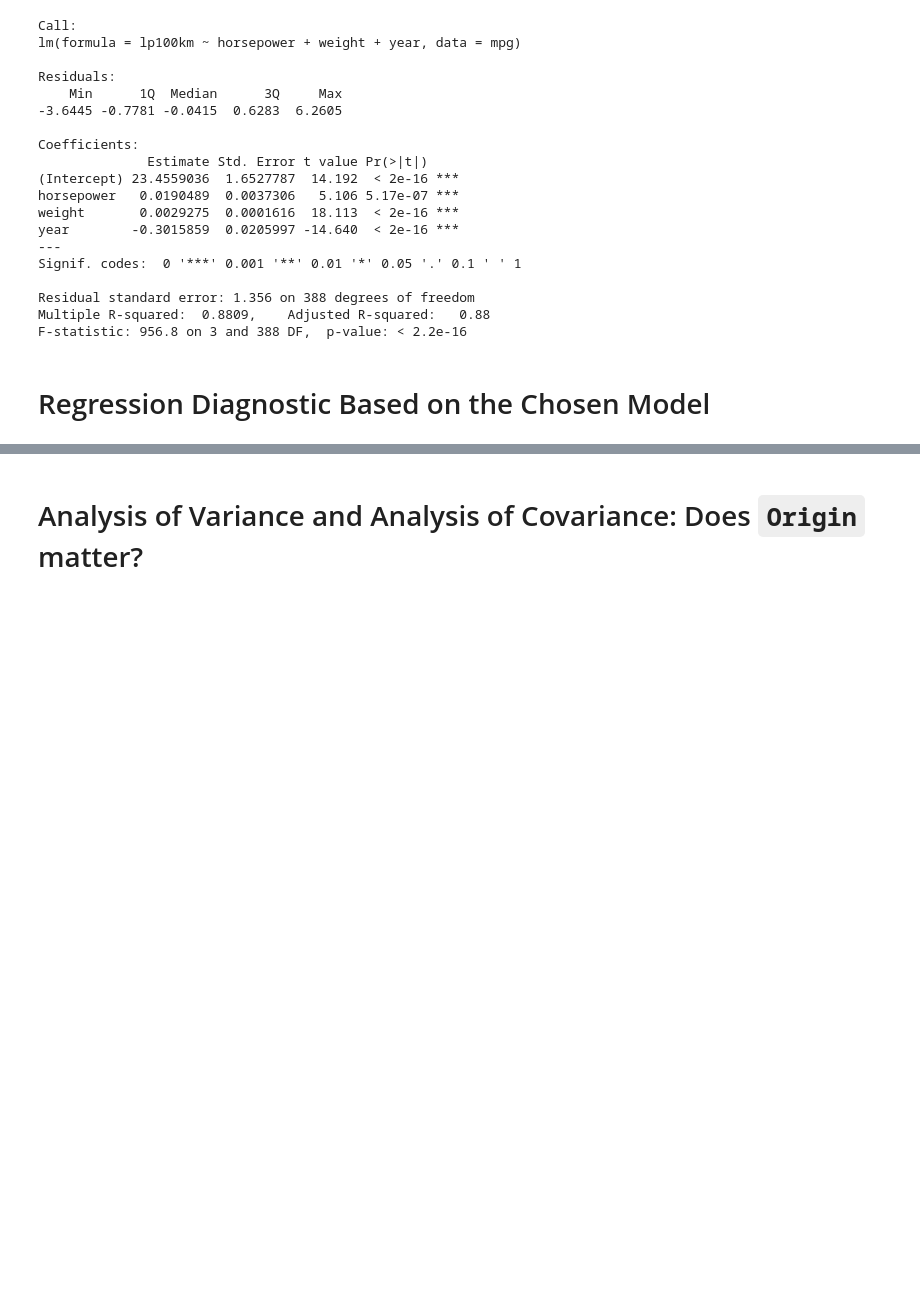
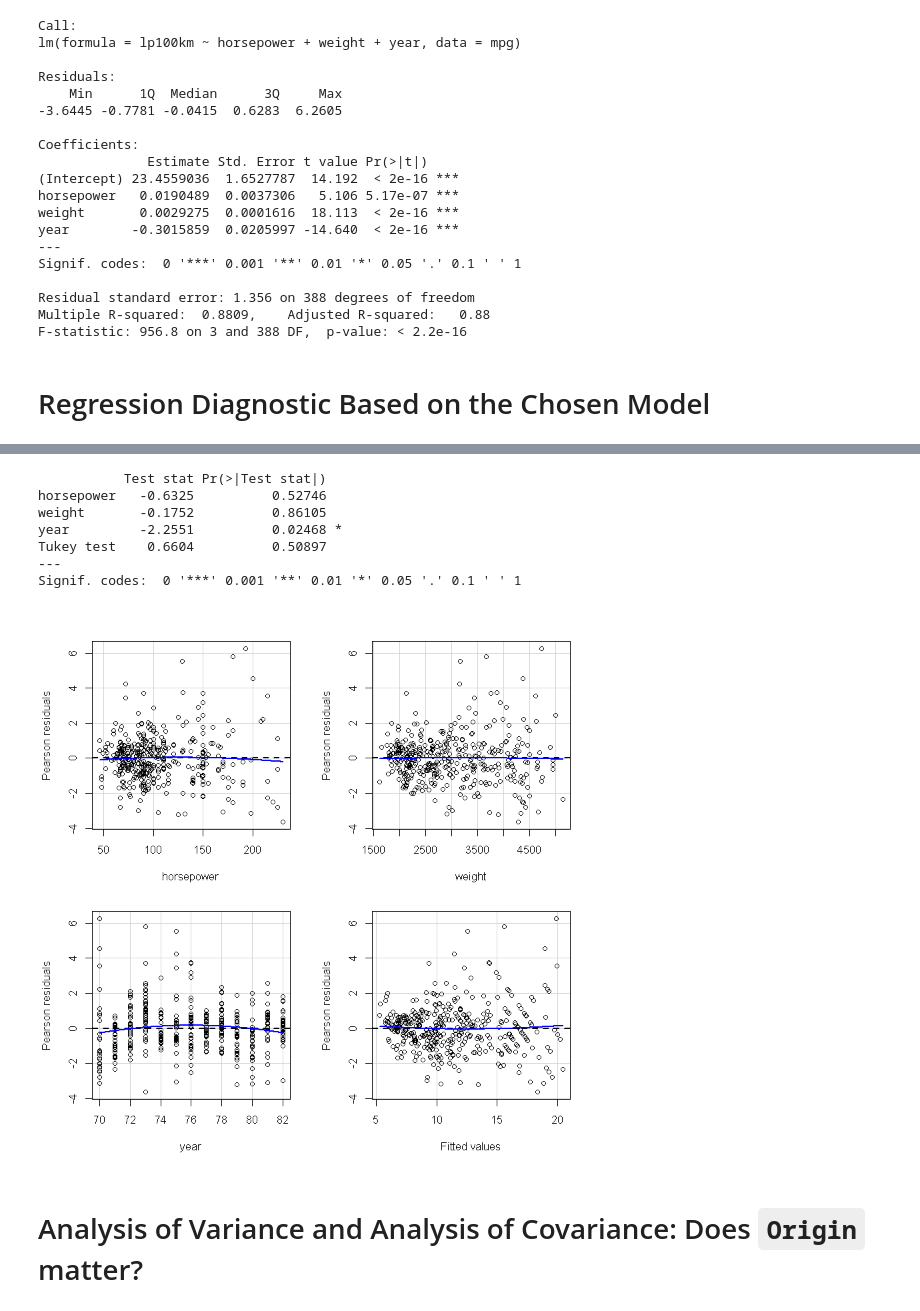
Before and after one commit to KillingVectorField/STA232-Final-Project, a Jupyter notebook: mpg.ipynb, the cells around one changed output, grey strips where cells are left out. Cells and saved outputs as stored; diff of their text form; code cells hidden in the pictures; blank space fills up the shorter version.

```diff
--- a/mpg.ipynb
+++ b/mpg.ipynb
@@ -162,3 +189,14 @@ F-statistic: 956.8 on 3 and 388 DF,  p-value: < 2.2e-16
+# %%
+car::residualPlots(lm.chosen)
+# %% [output]
+           Test stat Pr(>|Test stat|)
+horsepower   -0.6325          0.52746
+weight       -0.1752          0.86105
+year         -2.2551          0.02468 *
+Tukey test    0.6604          0.50897
+---
+Signif. codes:  0 '***' 0.001 '**' 0.01 '*' 0.05 '.' 0.1 ' ' 1
+[figure, added]
 # %% [markdown]
 # Analysis of Variance and Analysis of Covariance: Does `Origin` matter?
 # %%
```
Also changed, not shown: parts of 7 cells of this notebook.
